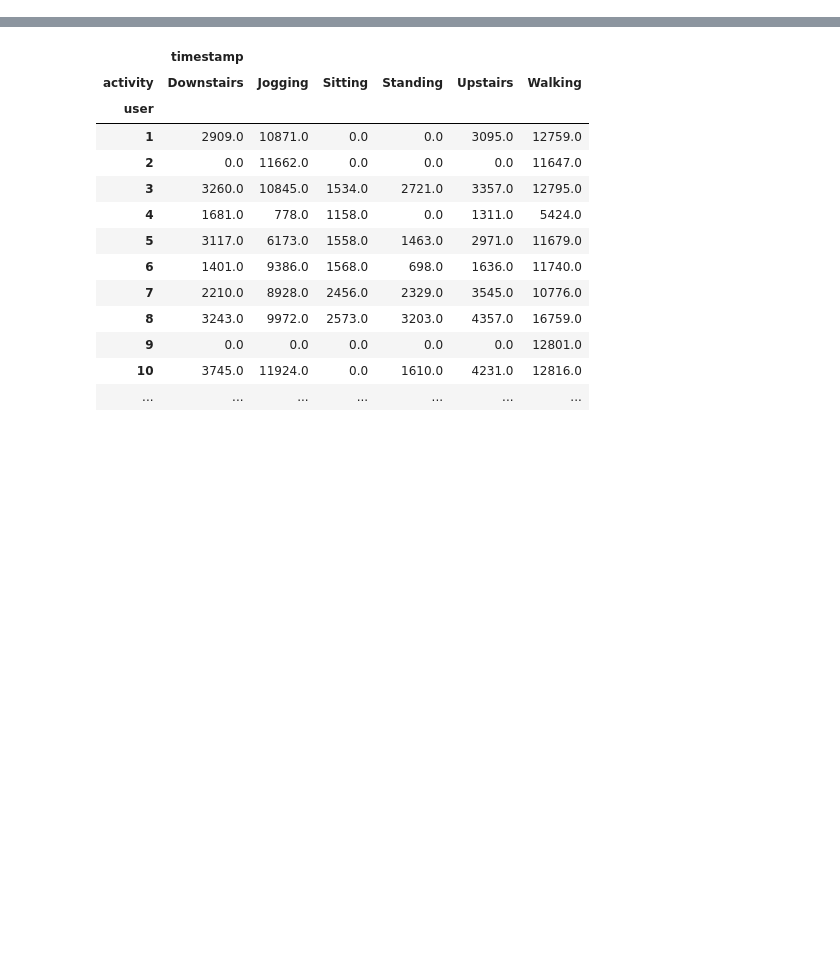
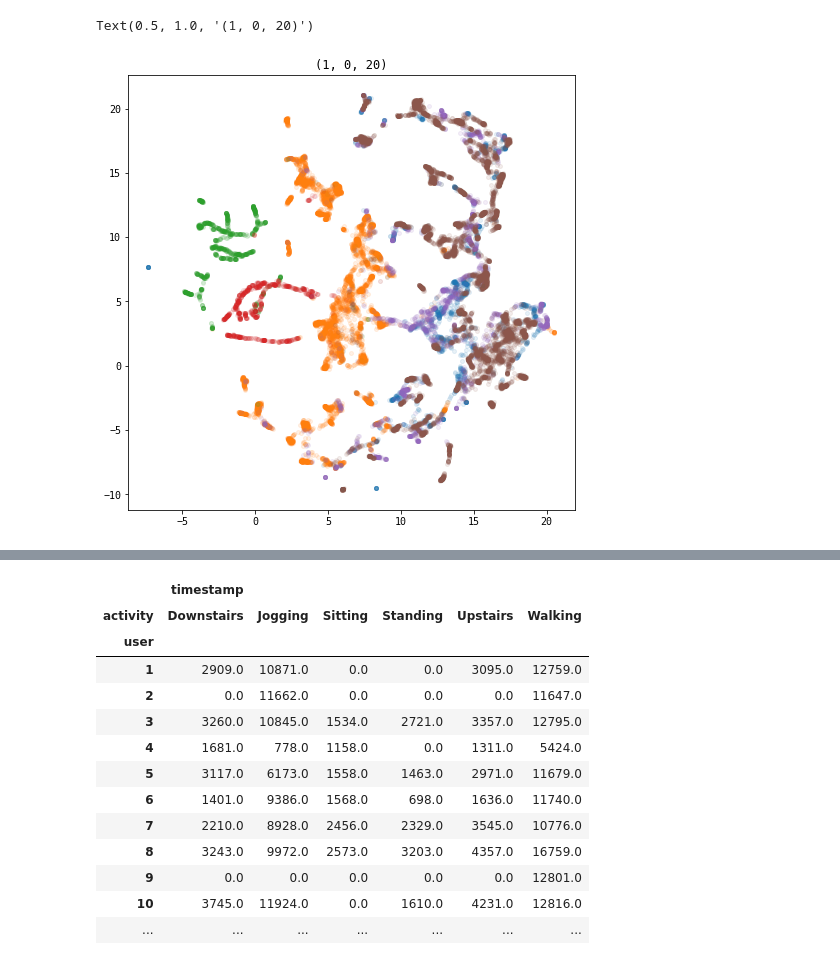
Before and after one commit to sinwall/geoml, a Jupyter notebook: wisdm.ipynb, the cells around one changed output, grey strips where cells are left out. Saved outputs shown, nothing was run; the diff lists cells and outputs as text; code cells hidden in the pictures; blank space fills up the shorter version.

```diff
--- a/wisdm.ipynb
+++ b/wisdm.ipynb
@@ -57,0 +167,8 @@ y_train, y_test = y[~mask_test], y[mask_test]
+# %%
+plt.figure(figsize=(8, 8))
+for i in range(np.max(y)+1):
+    plt.scatter(*fs_red[(y==i)].T, s=16., c=f'C{i}', alpha=0.1)
+plt.title(key)
+# %% [output]
+Text(0.5, 1.0, '(1, 0, 20)')
+[figure, added]
```
Also changed, not shown: parts of 12 cells of this notebook.
